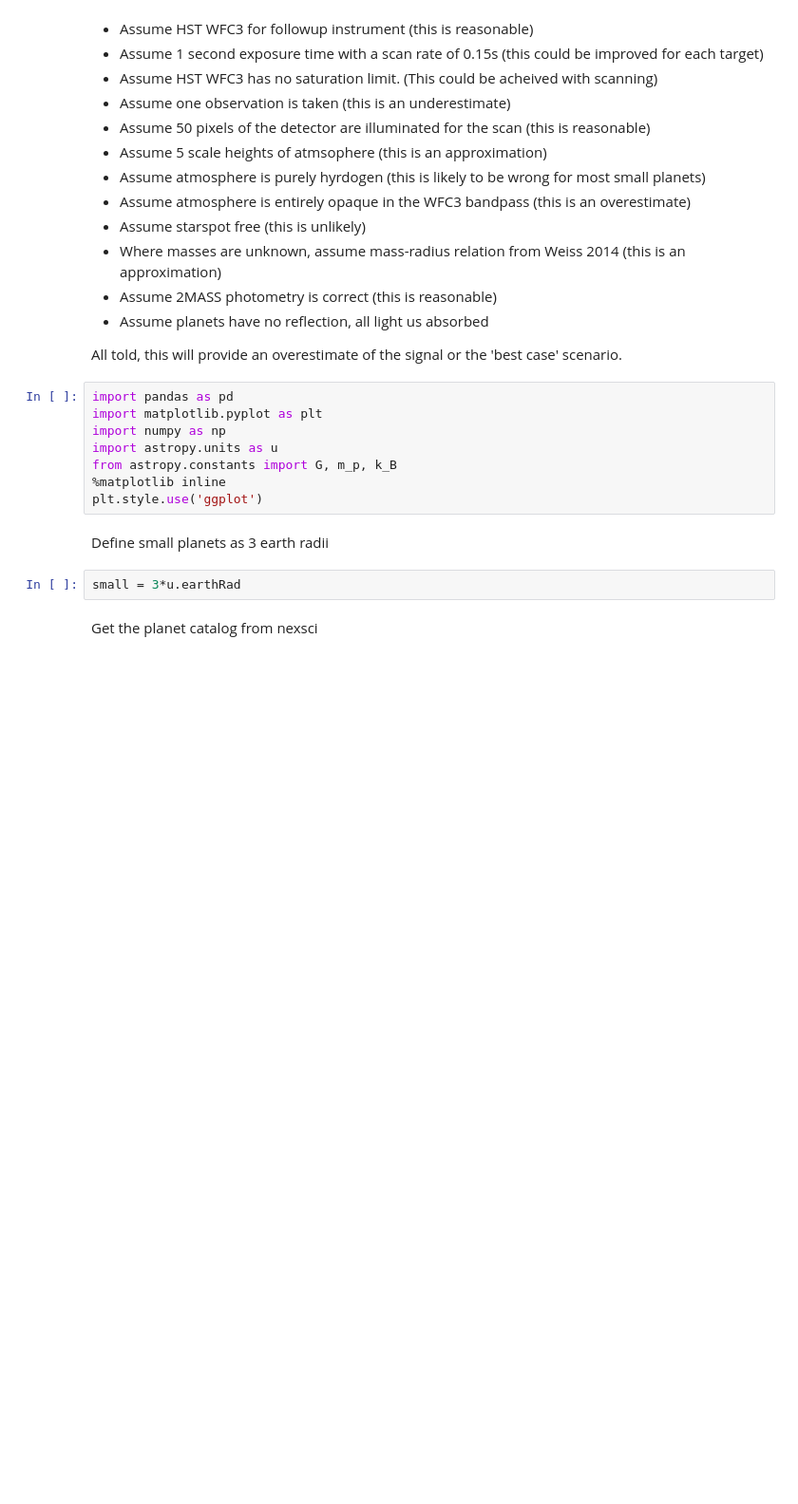
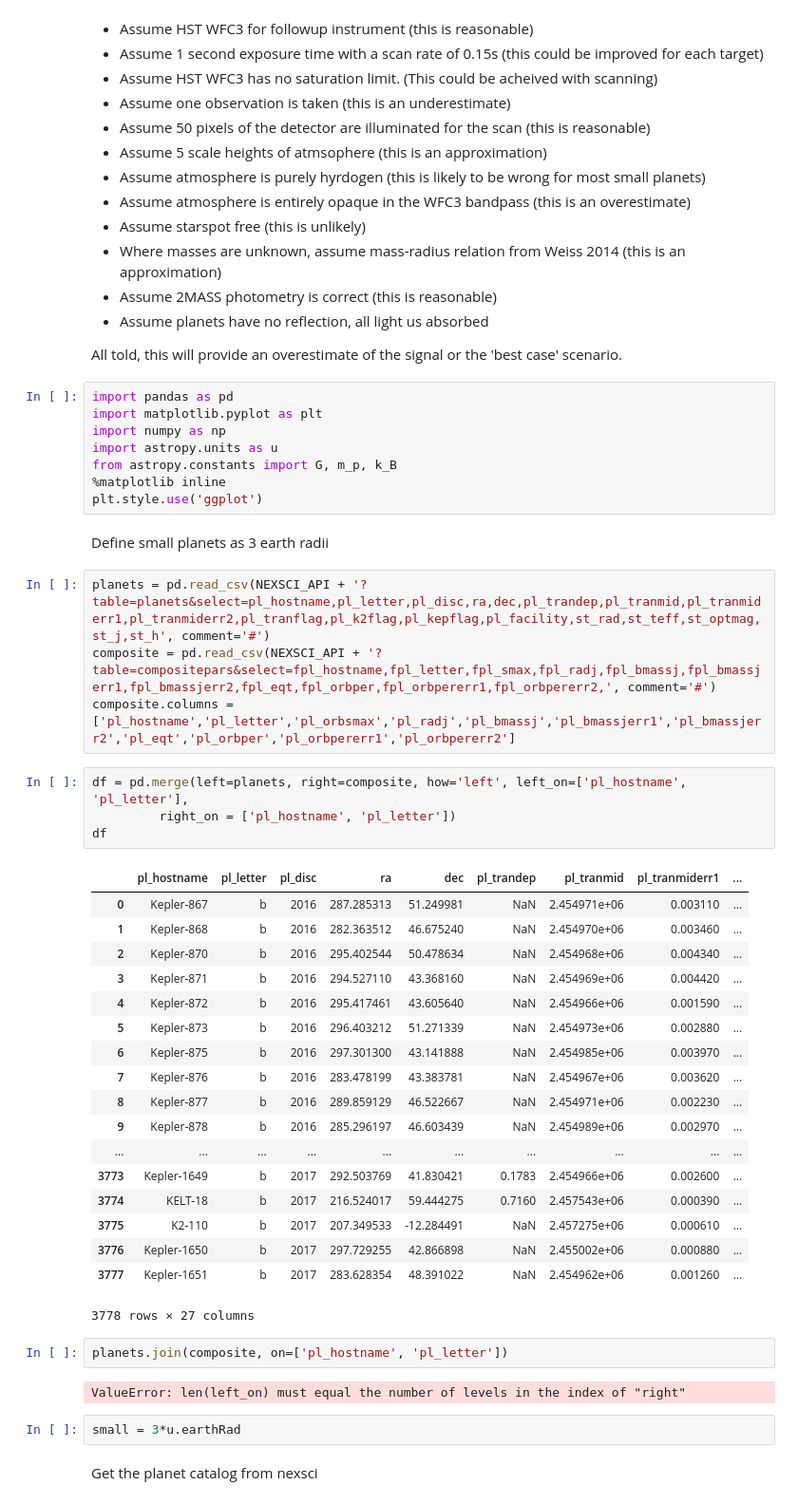
Before and after one commit to christinahedges/atmosphere-charts, a Jupyter notebook: toprankingatmospheres.ipynb, the cells around one changed output. Shown at 95% size. Drawn from its saved outputs; the diff is of its cells as text; blank space fills up the shorter version.

```diff
--- a/toprankingatmospheres.ipynb
+++ b/toprankingatmospheres.ipynb
@@ -30,6 +30,37 @@ from astropy.constants import G, m_p, k_B
 plt.style.use('ggplot')
 # %% [markdown]
 Define small planets as 3 earth radii
+# %%
+planets = pd.read_csv(NEXSCI_API + '?table=planets&select=pl_hostname,pl_letter,pl_disc,ra,dec,pl_trandep,pl_tranmid,pl_tranmiderr1,pl_tranmiderr2,pl_tranflag,pl_k2flag,pl_kepflag,pl_facility,st_rad,st_teff,st_optmag,st_j,st_h', comment='#')
+composite = pd.read_csv(NEXSCI_API + '?table=compositepars&select=fpl_hostname,fpl_letter,fpl_smax,fpl_radj,fpl_bmassj,fpl_bmassjerr1,fpl_bmassjerr2,fpl_eqt,fpl_orbper,fpl_orbpererr1,fpl_orbpererr2,', comment='#')
+composite.columns = ['pl_hostname','pl_letter','pl_orbsmax','pl_radj','pl_bmassj','pl_bmassjerr1','pl_bmassjerr2','pl_eqt','pl_orbper','pl_orbpererr1','pl_orbpererr2']
+# %%
+df = pd.merge(left=planets, right=composite, how='left', left_on=['pl_hostname', 'pl_letter'],
+         right_on = ['pl_hostname', 'pl_letter'])
+df
+# %% [output]
+|  | pl_hostname | pl_letter | pl_disc | ra | dec | pl_trandep | pl_tranmid | pl_tranmiderr1 | ... |
+| 0 | Kepler-867 | b | 2016 | 287.285313 | 51.249981 | NaN | 2.454971e+06 | 0.003110 | ... |
+| 1 | Kepler-868 | b | 2016 | 282.363512 | 46.675240 | NaN | 2.454970e+06 | 0.003460 | ... |
+| 2 | Kepler-870 | b | 2016 | 295.402544 | 50.478634 | NaN | 2.454968e+06 | 0.004340 | ... |
+| 3 | Kepler-871 | b | 2016 | 294.527110 | 43.368160 | NaN | 2.454969e+06 | 0.004420 | ... |
+| 4 | Kepler-872 | b | 2016 | 295.417461 | 43.605640 | NaN | 2.454966e+06 | 0.001590 | ... |
+| 5 | Kepler-873 | b | 2016 | 296.403212 | 51.271339 | NaN | 2.454973e+06 | 0.002880 | ... |
+| 6 | Kepler-875 | b | 2016 | 297.301300 | 43.141888 | NaN | 2.454985e+06 | 0.003970 | ... |
+| 7 | Kepler-876 | b | 2016 | 283.478199 | 43.383781 | NaN | 2.454967e+06 | 0.003620 | ... |
+| 8 | Kepler-877 | b | 2016 | 289.859129 | 46.522667 | NaN | 2.454971e+06 | 0.002230 | ... |
+| 9 | Kepler-878 | b | 2016 | 285.296197 | 46.603439 | NaN | 2.454989e+06 | 0.002970 | ... |
+| ... | ... | ... | ... | ... | ... | ... | ... | ... | ... |
+| 3773 | Kepler-1649 | b | 2017 | 292.503769 | 41.830421 | 0.1783 | 2.454966e+06 | 0.002600 | ... |
+| 3774 | KELT-18 | b | 2017 | 216.524017 | 59.444275 | 0.7160 | 2.457543e+06 | 0.000390 | ... |
+| 3775 | K2-110 | b | 2017 | 207.349533 | -12.284491 | NaN | 2.457275e+06 | 0.000610 | ... |
+| 3776 | Kepler-1650 | b | 2017 | 297.729255 | 42.866898 | NaN | 2.455002e+06 | 0.000880 | ... |
+| 3777 | Kepler-1651 | b | 2017 | 283.628354 | 48.391022 | NaN | 2.454962e+06 | 0.001260 | ... |
+3778 rows × 27 columns
+# %%
+planets.join(composite, on=['pl_hostname', 'pl_letter'])
+# %% [output]
+ValueError: len(left_on) must equal the number of levels in the index of "right"
 # %%
 small = 3*u.earthRad
 # %% [markdown]
```
Also changed, not shown: parts of 12 cells of this notebook, 19 other files.
